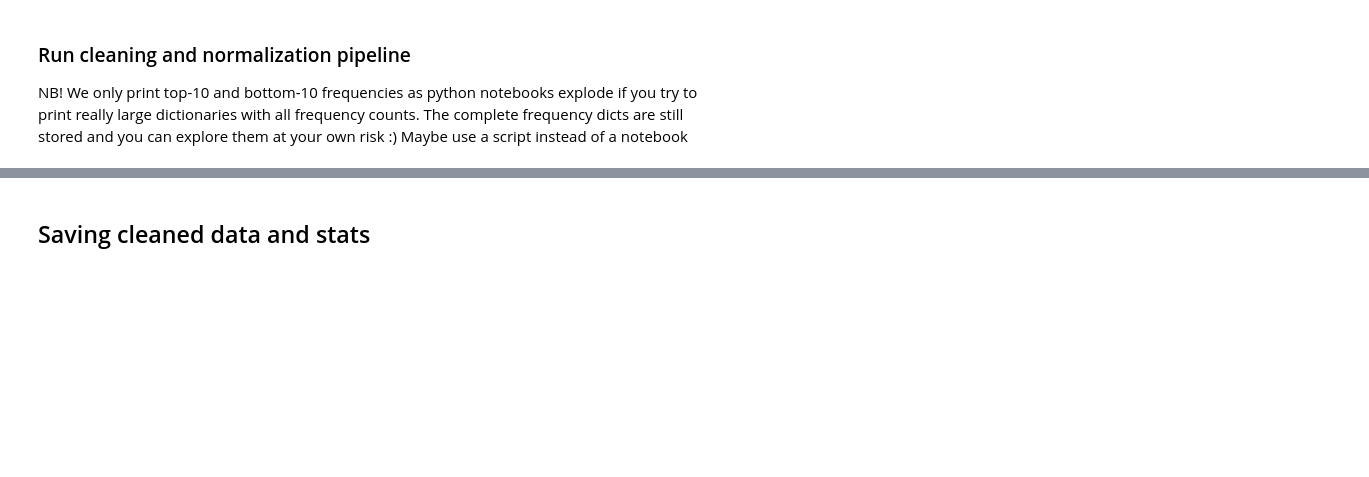
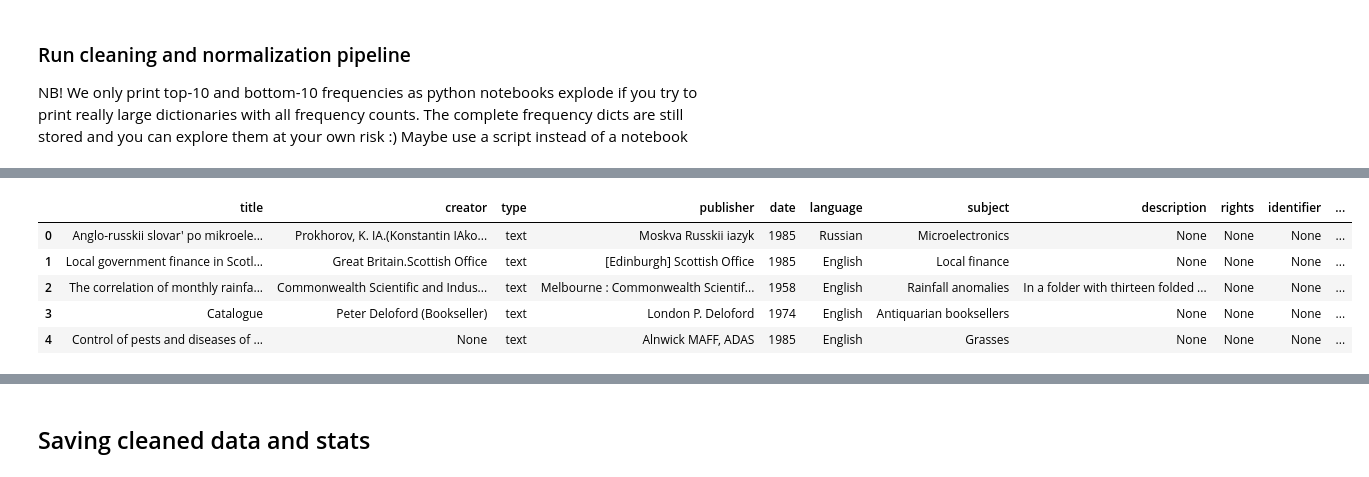
Before and after one commit to terrales/AIP_NLS_data, a Jupyter notebook: data_cleaning.ipynb, the cells around one changed output, grey strips where cells are left out. Saved outputs shown, nothing was run; the diff lists cells and outputs as text; code cells hidden in the pictures; blank space fills up the shorter version.

```diff
--- a/data_cleaning.ipynb
+++ b/data_cleaning.ipynb
@@ -482,4 +542,13 @@ data_stats["date"]
   'Extracted year from 63121 unique date formats']}
+# %%
+data_cleaned.head()
+# %% [output]
+|  | title | creator | type | publisher | date | language | subject | description | rights | identifier | ... |
+| 0 | Anglo-russkii slovar' po mikroele... | Prokhorov, K. IA.(Konstantin IAko... | text | Moskva Russkii iazyk | 1985 | Russian | Microelectronics | None | None | None | ... |
+| 1 | Local government finance in Scotl... | Great Britain.Scottish Office | text | [Edinburgh] Scottish Office | 1985 | English | Local finance | None | None | None | ... |
+| 2 | The correlation of monthly rainfa... | Commonwealth Scientific and Indus... | text | Melbourne : Commonwealth Scientif... | 1958 | English | Rainfall anomalies | In a folder with thirteen folded ... | None | None | ... |
+| 3 | Catalogue | Peter Deloford (Bookseller) | text | London P. Deloford | 1974 | English | Antiquarian booksellers | None | None | None | ... |
+| 4 | Control of pests and diseases of ... | None | text | Alnwick MAFF, ADAS | 1985 | English | Grasses | None | None | None | ... |
 # %%
 import matplotlib.pyplot as plt
 import matplotlib.ticker as ticker
```
Also changed, not shown: parts of 16 cells of this notebook, 1 other file.
